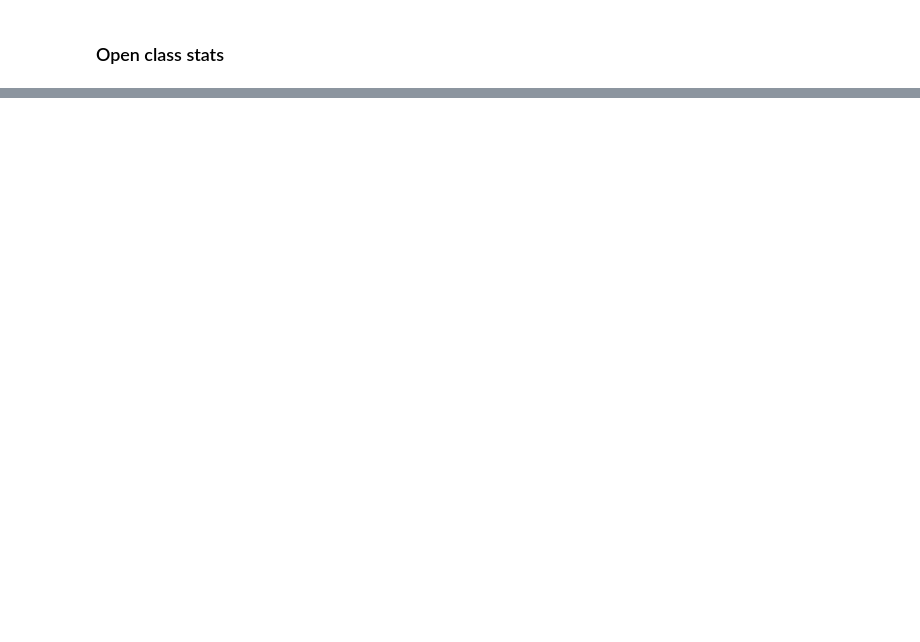
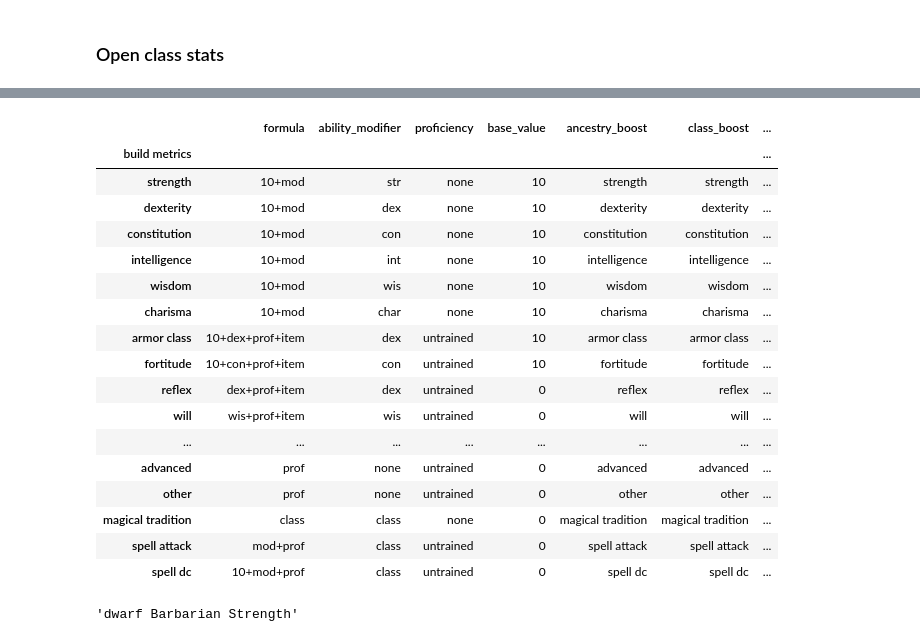
Before and after one commit to sarahmulloy/Nss_pathfinder_encounter, a Jupyter notebook: notebooks/create_character_build.ipynb, the cells around one changed output, grey strips where cells are left out. Cells and saved outputs as stored; diff of their text form; code cells hidden in the pictures; blank space fills up the shorter version.

Commit message:
Data collection and cleaning

```diff
--- a/notebooks/create_character_build.ipynb
+++ b/notebooks/create_character_build.ipynb
@@ -184,3 +264,42 @@ class_base_stat
 | Rogue | ' Other' | 8 | Expert | Trained | Expert | Expert | ['Stealth and 1 from your Racket'... | Light, Unarmored | ... |
 | Sorcerer | 'Charisma' | 6 | Trained | Trained | Trained | Expert | ['Bloodline-based Skills', '+2 of... | Unarmored | ... |
 | Wizard | 'Intelligence' | 6 | Trained | Trained | Trained | Expert | ['Arcana', '+2 of Choice'] | Unarmored | ... |
+# %%
+character_sheet
+# %% [output]
+|  | formula | ability_modifier | proficiency | base_value | ancestry_boost | class_boost | ... |
+| build metrics |  |  |  |  |  |  | ... |
+| strength | 10+mod | str | none | 10 | strength | strength | ... |
+| dexterity | 10+mod | dex | none | 10 | dexterity | dexterity | ... |
+| constitution | 10+mod | con | none | 10 | constitution | constitution | ... |
+| intelligence | 10+mod | int | none | 10 | intelligence | intelligence | ... |
+| wisdom | 10+mod | wis | none | 10 | wisdom | wisdom | ... |
+| charisma | 10+mod | char | none | 10 | charisma | charisma | ... |
+| armor class | 10+dex+prof+item | dex | untrained | 10 | armor class | armor class | ... |
+| fortitude | 10+con+prof+item | con | untrained | 10 | fortitude | fortitude | ... |
+| reflex | dex+prof+item | dex | untrained | 0 | reflex | reflex | ... |
+| will | wis+prof+item | wis | untrained | 0 | will | will | ... |
+| ... | ... | ... | ... | ... | ... | ... | ... |
+| advanced | prof | none | untrained | 0 | advanced | advanced | ... |
+| other | prof | none | untrained | 0 | other | other | ... |
+| magical tradition | class | class | none | 0 | magical tradition | magical tradition | ... |
+| spell attack | mod+prof | class | untrained | 0 | spell attack | spell attack | ... |
+| spell dc | 10+mod+prof | class | untrained | 0 | spell dc | spell dc | ... |
+# %%
+#make a list of ancestry-class combinations?
+all_ancestry= ancestry_stat.columns.to_list()
+all_class_list= class_base_stat['class_build'].to_list()
+
+chose_class_list=['Barbarian Strength', 'Fighter Strength ', 'Fighter   Dexterity', 'Rogue Dexterity ', 'Sorcerer Charisma']
+
+#loop between each character combination to make a unique character sheet, and store it as a new data frame
+ancestry_stat['attribute_merge']= ancestry_stat.index.str.lower()
+ancestry_stat= ancestry_stat.set_index('attribute_merge')
+
+#make a loop
+ancestry_choice = all_ancestry[0]
+class_choice= chose_class_list[0]
+build_name= ancestry_choice +' ' + class_choice
+build_name
+# %% [output]
+'dwarf Barbarian Strength'
```
Also changed, not shown: parts of 9 cells of this notebook, 6 other files.
